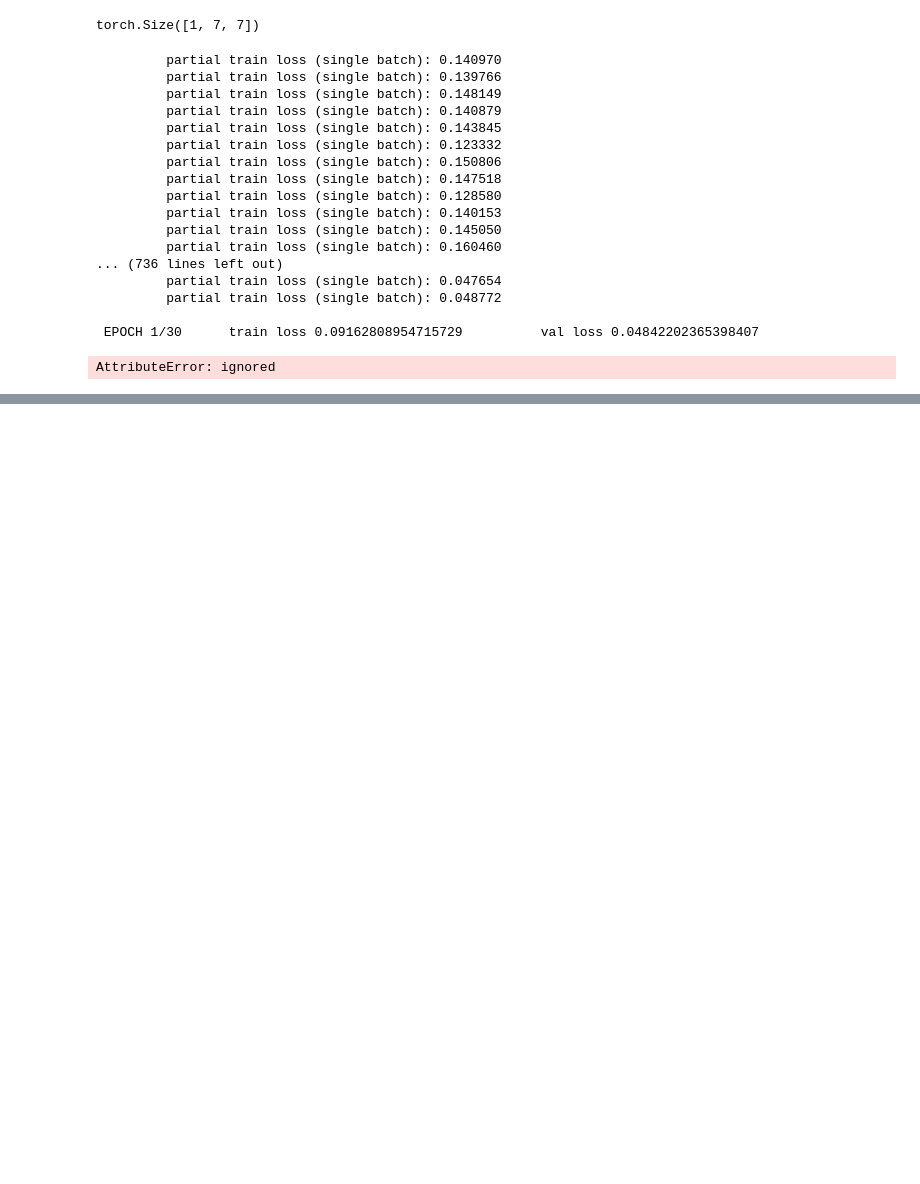
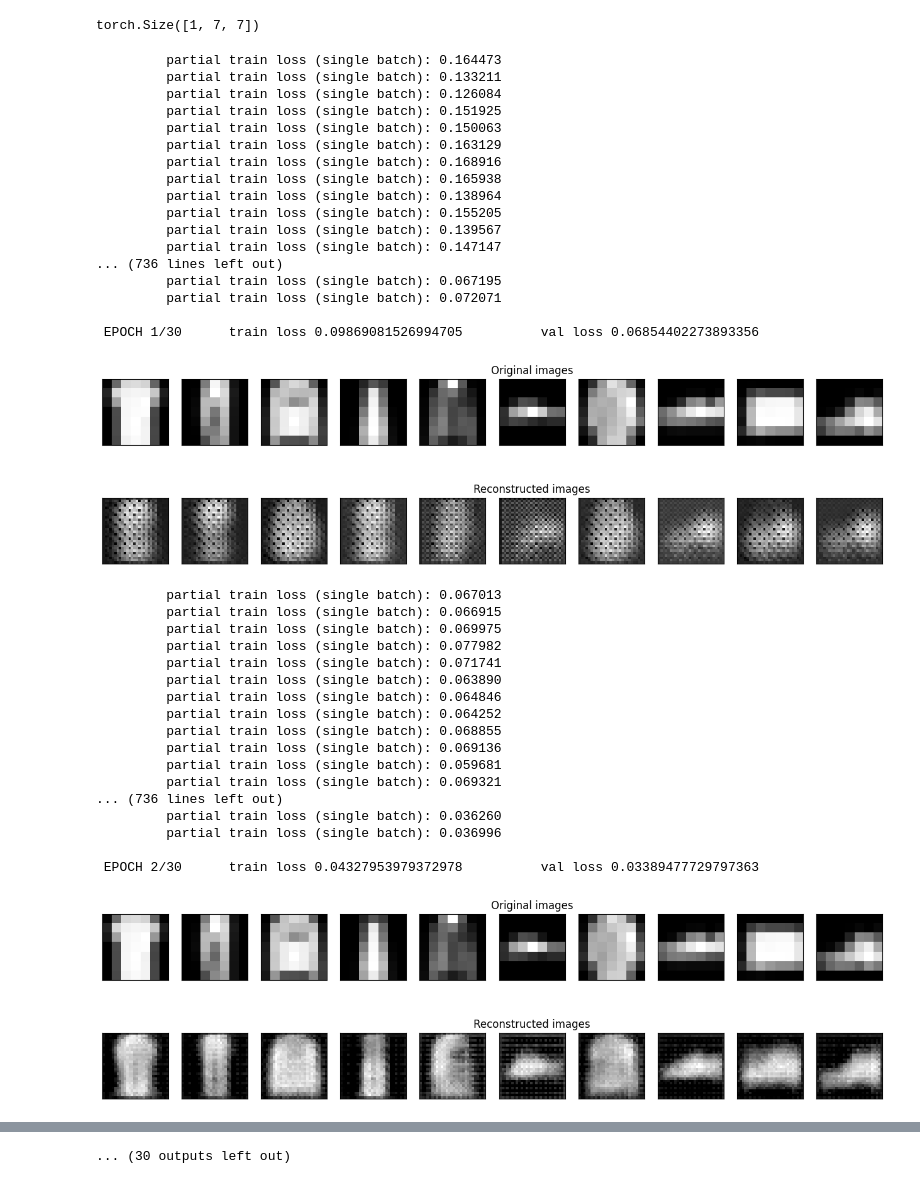
Before and after one commit to beyzoskaya/machineLearning_CS454, a Jupyter notebook: homeworks/convolutionalAutoencoders.ipynb, the cells around one changed output, grey strips where cells are left out. Saved outputs shown, nothing was run; the diff lists cells and outputs as text; code cells hidden in the pictures; blank space fills up the shorter version.

```diff
--- a/homeworks/convolutionalAutoencoders.ipynb
+++ b/homeworks/convolutionalAutoencoders.ipynb
@@ -528,30 +543,48 @@ def plot_ae_outputs(encoder,decoder,n=10):
 # %%
 num_epochs = 30
 diz_loss = {'train_loss':[],'val_loss':[]}
 for epoch in range(num_epochs):
    train_loss =train_epoch(encoder,decoder,device,
    train_loader,loss_fn,optim)
    val_loss = test_epoch(encoder,decoder,device,test_loader,loss_fn)
    print('\n EPOCH {}/{} \t train loss {} \t val loss {}'.format(epoch + 1, num_epochs,train_loss,val_loss))
    diz_loss['train_loss'].append(train_loss)
    diz_loss['val_loss'].append(val_loss)
-   plot_ae_outputs(encoder,decoder,n=10)
+   plot_ae_outputs(encoder,decoder, test_dataset,n=10)
 # %% [output]
-         partial train loss (single batch): 0.140970
-         partial train loss (single batch): 0.139766
-         partial train loss (single batch): 0.148149
-         partial train loss (single batch): 0.140879
-         partial train loss (single batch): 0.143845
-         partial train loss (single batch): 0.123332
-         partial train loss (single batch): 0.150806
-         partial train loss (single batch): 0.147518
-         partial train loss (single batch): 0.128580
-         partial train loss (single batch): 0.140153
-         partial train loss (single batch): 0.145050
-         partial train loss (single batch): 0.160460
+         partial train loss (single batch): 0.164473
+         partial train loss (single batch): 0.133211
+         partial train loss (single batch): 0.126084
+         partial train loss (single batch): 0.151925
+         partial train loss (single batch): 0.150063
+         partial train loss (single batch): 0.163129
+         partial train loss (single batch): 0.168916
+         partial train loss (single batch): 0.165938
+         partial train loss (single batch): 0.138964
+         partial train loss (single batch): 0.155205
+         partial train loss (single batch): 0.139567
+         partial train loss (single batch): 0.147147
 ... (736 lines left out)
-         partial train loss (single batch): 0.047654
-         partial train loss (single batch): 0.048772
+         partial train loss (single batch): 0.067195
+         partial train loss (single batch): 0.072071
 
- EPOCH 1/30      train loss 0.09162808954715729          val loss 0.04842202365398407
+ EPOCH 1/30      train loss 0.09869081526994705          val loss 0.06854402273893356
+[figure, added]
-AttributeError: ignored
+         partial train loss (single batch): 0.067013
+         partial train loss (single batch): 0.066915
+         partial train loss (single batch): 0.069975
+         partial train loss (single batch): 0.077982
+         partial train loss (single batch): 0.071741
+         partial train loss (single batch): 0.063890
+         partial train loss (single batch): 0.064846
+         partial train loss (single batch): 0.064252
+         partial train loss (single batch): 0.068855
+         partial train loss (single batch): 0.069136
+         partial train loss (single batch): 0.059681
+         partial train loss (single batch): 0.069321
+... (736 lines left out)
+         partial train loss (single batch): 0.036260
+         partial train loss (single batch): 0.036996
+
+ EPOCH 2/30      train loss 0.04327953979372978          val loss 0.03389477729797363
+[figure, added]
@@ -558,0 +663 @@ AttributeError: ignored
+... (30 outputs left out)
```
Also changed, not shown: parts of 6 cells of this notebook.
